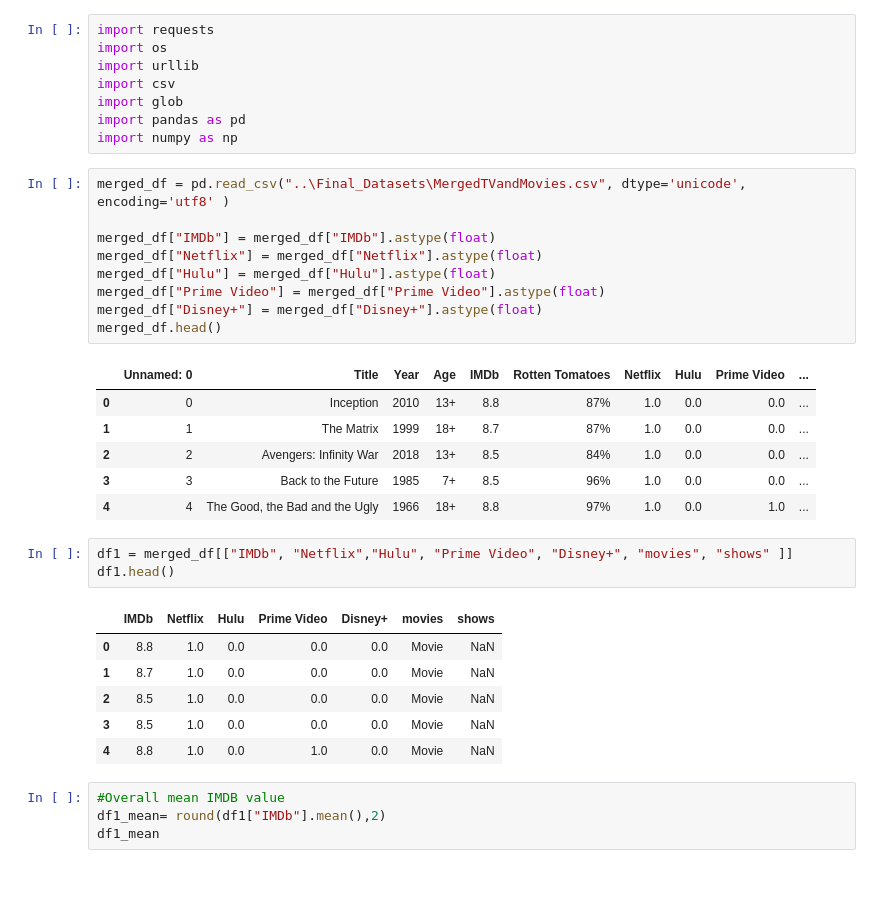
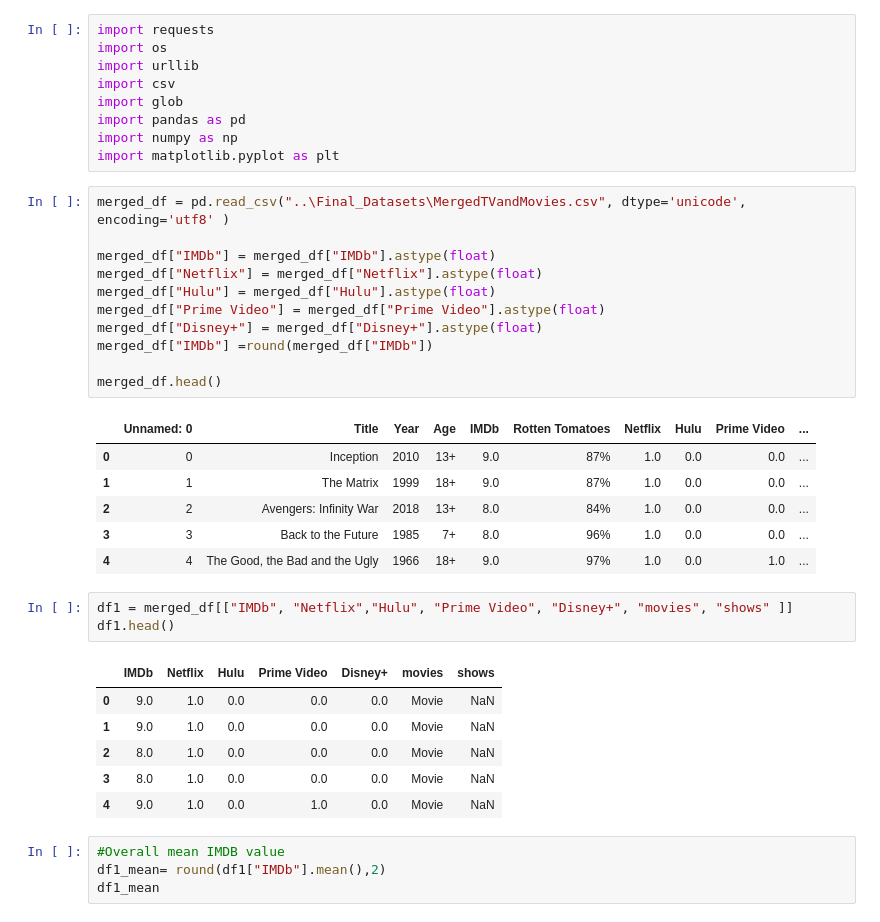
Before and after one commit to jtslater2/old_fashioned, a Jupyter notebook: Scripts/Brian_IMDB.ipynb, the cells around one changed output. Saved outputs shown, nothing was run; the diff lists cells and outputs as text; blank space fills up the shorter version.

```diff
--- a/Scripts/Brian_IMDB.ipynb
+++ b/Scripts/Brian_IMDB.ipynb
@@ -6,32 +6,35 @@ import csv
 import glob
 import pandas as pd
 import numpy as np
+import matplotlib.pyplot as plt
 # %%
 merged_df = pd.read_csv("..\Final_Datasets\MergedTVandMovies.csv", dtype='unicode', encoding='utf8' )
 
 merged_df["IMDb"] = merged_df["IMDb"].astype(float)
 merged_df["Netflix"] = merged_df["Netflix"].astype(float)
 merged_df["Hulu"] = merged_df["Hulu"].astype(float)
 merged_df["Prime Video"] = merged_df["Prime Video"].astype(float)
 merged_df["Disney+"] = merged_df["Disney+"].astype(float)
+merged_df["IMDb"] =round(merged_df["IMDb"])
+
 merged_df.head()
 # %% [output]
 |  | Unnamed: 0 | Title | Year | Age | IMDb | Rotten Tomatoes | Netflix | Hulu | Prime Video | ... |
-| 0 | 0 | Inception | 2010 | 13+ | 8.8 | 87% | 1.0 | 0.0 | 0.0 | ... |
-| 1 | 1 | The Matrix | 1999 | 18+ | 8.7 | 87% | 1.0 | 0.0 | 0.0 | ... |
-| 2 | 2 | Avengers: Infinity War | 2018 | 13+ | 8.5 | 84% | 1.0 | 0.0 | 0.0 | ... |
-| 3 | 3 | Back to the Future | 1985 | 7+ | 8.5 | 96% | 1.0 | 0.0 | 0.0 | ... |
-| 4 | 4 | The Good, the Bad and the Ugly | 1966 | 18+ | 8.8 | 97% | 1.0 | 0.0 | 1.0 | ... |
+| 0 | 0 | Inception | 2010 | 13+ | 9.0 | 87% | 1.0 | 0.0 | 0.0 | ... |
+| 1 | 1 | The Matrix | 1999 | 18+ | 9.0 | 87% | 1.0 | 0.0 | 0.0 | ... |
+| 2 | 2 | Avengers: Infinity War | 2018 | 13+ | 8.0 | 84% | 1.0 | 0.0 | 0.0 | ... |
+| 3 | 3 | Back to the Future | 1985 | 7+ | 8.0 | 96% | 1.0 | 0.0 | 0.0 | ... |
+| 4 | 4 | The Good, the Bad and the Ugly | 1966 | 18+ | 9.0 | 97% | 1.0 | 0.0 | 1.0 | ... |
 # %%
 df1 = merged_df[["IMDb", "Netflix","Hulu", "Prime Video", "Disney+", "movies", "shows" ]]
 df1.head()
 # %% [output]
 |  | IMDb | Netflix | Hulu | Prime Video | Disney+ | movies | shows |
-| 0 | 8.8 | 1.0 | 0.0 | 0.0 | 0.0 | Movie | NaN |
-| 1 | 8.7 | 1.0 | 0.0 | 0.0 | 0.0 | Movie | NaN |
-| 2 | 8.5 | 1.0 | 0.0 | 0.0 | 0.0 | Movie | NaN |
-| 3 | 8.5 | 1.0 | 0.0 | 0.0 | 0.0 | Movie | NaN |
-| 4 | 8.8 | 1.0 | 0.0 | 1.0 | 0.0 | Movie | NaN |
+| 0 | 9.0 | 1.0 | 0.0 | 0.0 | 0.0 | Movie | NaN |
+| 1 | 9.0 | 1.0 | 0.0 | 0.0 | 0.0 | Movie | NaN |
+| 2 | 8.0 | 1.0 | 0.0 | 0.0 | 0.0 | Movie | NaN |
+| 3 | 8.0 | 1.0 | 0.0 | 0.0 | 0.0 | Movie | NaN |
+| 4 | 9.0 | 1.0 | 0.0 | 1.0 | 0.0 | Movie | NaN |
 # %%
 #Overall mean IMDB value
 df1_mean= round(df1["IMDb"].mean(),2)
```
Also changed, not shown: parts of 14 cells of this notebook.
